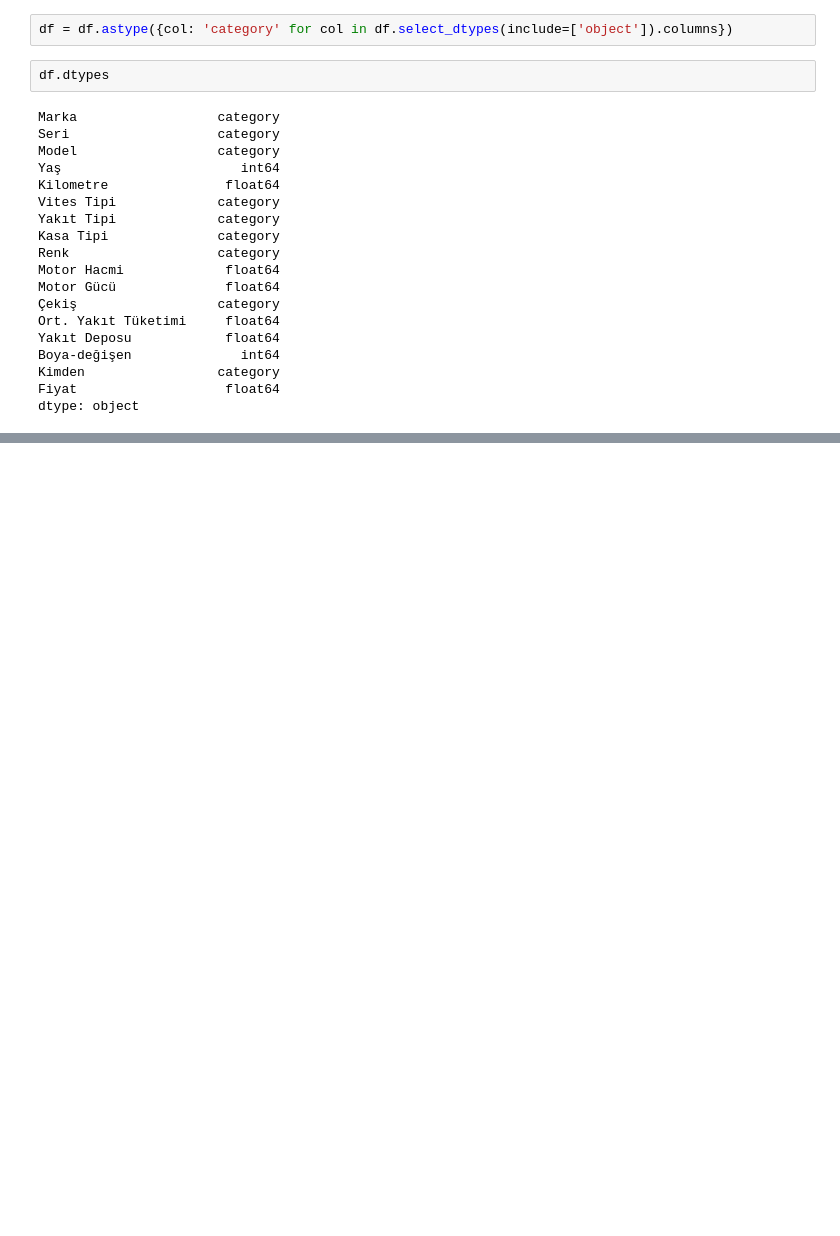
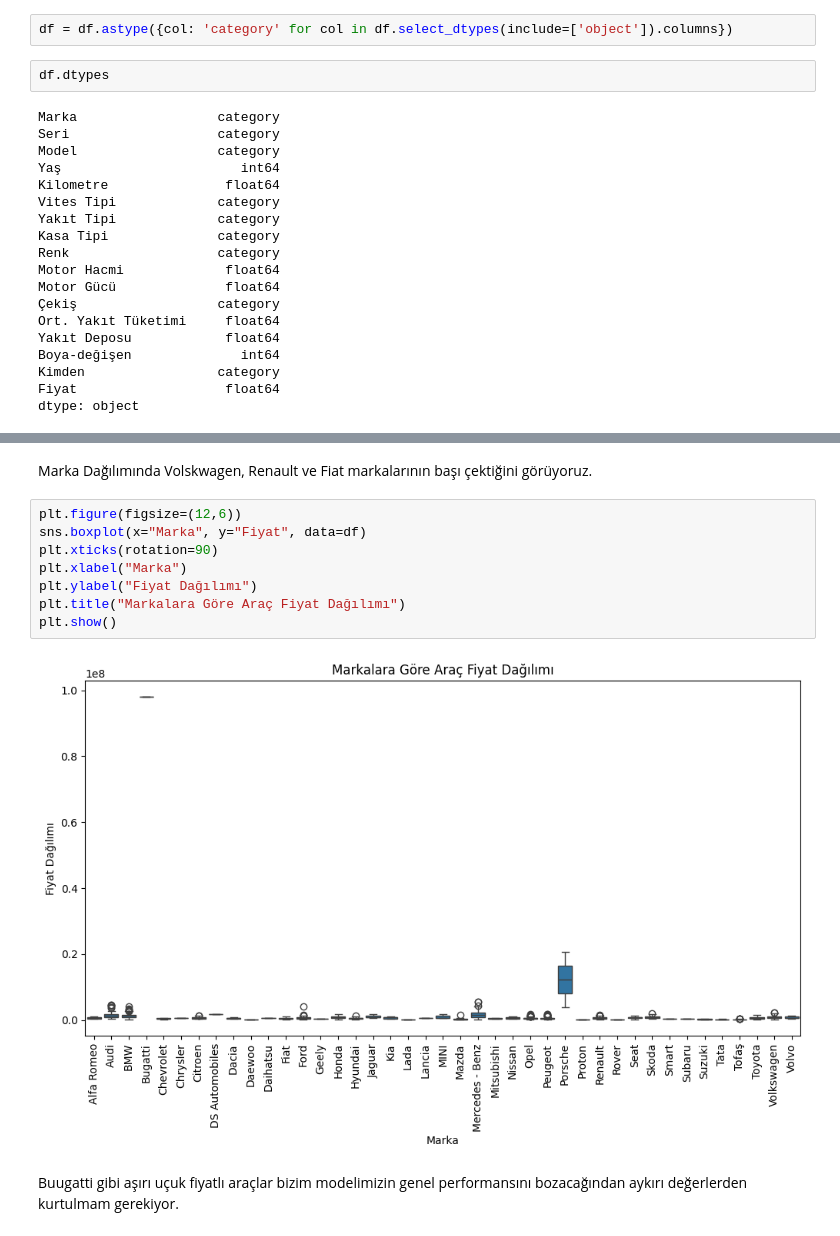
Before and after one commit to OnurFidan35/Car-Price-Prediction, a Jupyter notebook: sec.ipynb, the cells around one changed output, grey strips where cells are left out. Drawn from its saved outputs; the diff is of its cells as text; blank space fills up the shorter version.

Commit message:
Perform EDA Tasks

```diff
--- a/sec.ipynb
+++ b/sec.ipynb
@@ -1299,0 +1325,14 @@ dtype: object
+# %% [markdown]
+Marka Dağılımında Volskwagen, Renault ve Fiat markalarının başı çektiğini görüyoruz.
+# %%
+plt.figure(figsize=(12,6))
+sns.boxplot(x="Marka", y="Fiyat", data=df)
+plt.xticks(rotation=90)
+plt.xlabel("Marka")
+plt.ylabel("Fiyat Dağılımı")
+plt.title("Markalara Göre Araç Fiyat Dağılımı")
+plt.show()
+# %% [output]
+[figure, added]
+# %% [markdown]
+Buugatti gibi aşırı uçuk fiyatlı araçlar bizim modelimizin genel performansını bozacağından aykırı değerlerden kurtulmam gerekiyor.
```
Also changed, not shown: parts of 45 cells of this notebook.
